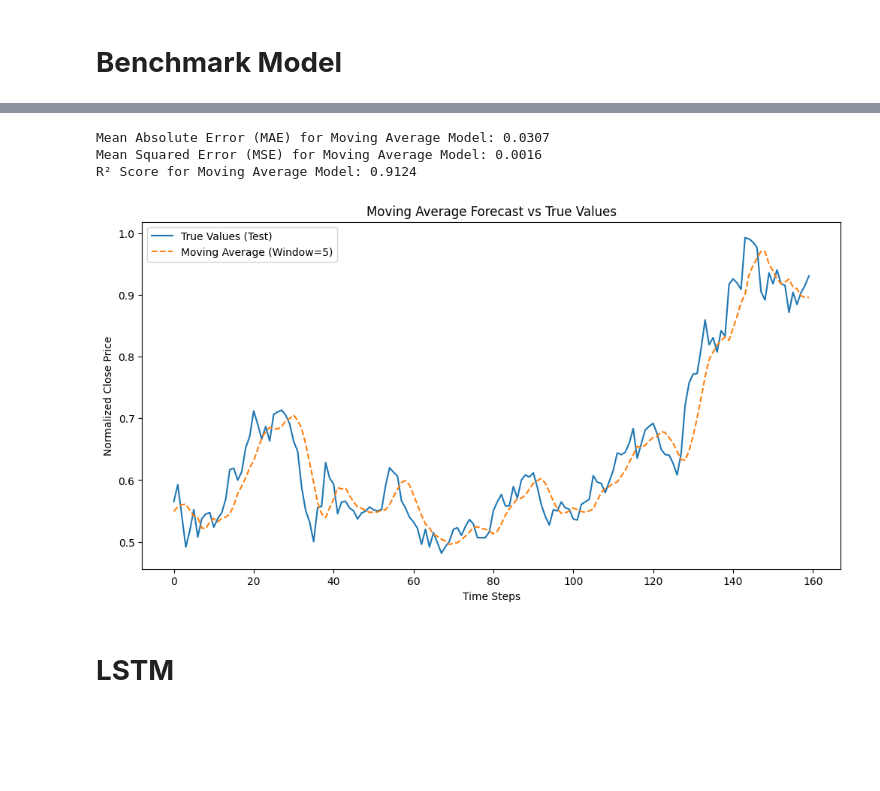
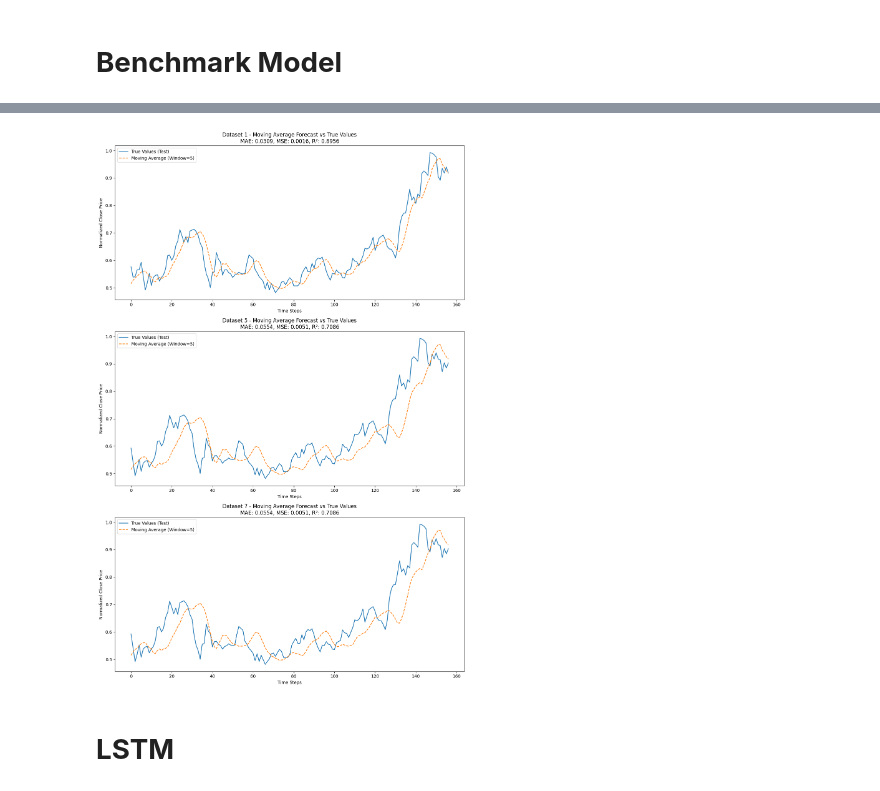
Before and after one commit to MicheleGiambelli/Deep-Learning-Project, a Jupyter notebook: Crypto_guru.ipynb, the cells around one changed output, grey strips where cells are left out. Saved outputs shown, nothing was run; the diff lists cells and outputs as text; code cells hidden in the pictures; blank space fills up the shorter version.

```diff
--- a/Crypto_guru.ipynb
+++ b/Crypto_guru.ipynb
@@ -421,6 +473,14 @@ test_split = n              # Last 10% of observations for testing
 train_dataset = (X_tensor[:train_split], y_tensor[:train_split])
 val_dataset = (X_tensor[train_split:val_split], y_tensor[train_split:val_split])
 test_dataset = (X_tensor[val_split:test_split], y_tensor[val_split:test_split])
+
+train_dataset5 = (X_tensor[:train_split], y_tensor5[:train_split])
+val_dataset5 = (X_tensor[train_split:val_split], y_tensor5[train_split:val_split])
+test_dataset5 = (X_tensor[val_split:test_split], y_tensor5[val_split:test_split])
+
+train_dataset7 = (X_tensor[:train_split], y_tensor7[:train_split])
+val_dataset7 = (X_tensor[train_split:val_split], y_tensor7[train_split:val_split])
+test_dataset7 = (X_tensor[val_split:test_split], y_tensor7[val_split:test_split])
 # %%
 # Define a function for loading data with unpacking
 def load_array(data_arrays, batch_size, is_train=False): # False because we want to read the data historically
@@ -445,49 +519,54 @@ torch.Size([32, 1])
 # %%
-from sklearn.metrics import mean_squared_error, r2_score
+import numpy as np
+import matplotlib.pyplot as plt
+from sklearn.metrics import mean_absolute_error, mean_squared_error, r2_score
 
-# Convert tensor data into numpy arrays for moving average calculation
-test_data = test_dataset[0].numpy()[:, -1, 0]  # Extract the last column of sequences (normalized Close)
-true_values = test_dataset[1].numpy()[:, 0]   # Actual values (normalized Close)
+# List of datasets
+datasets = [(test_dataset, "Dataset 1"), (test_dataset5, "Dataset 5"), (test_dataset7, "Dataset 7")]
 
 # Window size for the moving average
 window_size = 5
 
 # Function to calculate the moving average
 def moving_average_forecast(data, window_size):
     """
     Calculates the moving average for the given data.
     """
     return np.convolve(data, np.ones(window_size) / window_size, mode='valid')
 
-# Calculate the moving average on the test data
-y_pred = moving_average_forecast(test_data, window_size)
+# Plot configuration
+fig, axes = plt.subplots(3, 1, figsize=(12, 18))  # Create a figure with 3 rows for subplots
 
-# Align true values with predictions
-y_true = true_values[window_size-1:]
+for i, (dataset, title) in enumerate(datasets):
+    # Extract test data and true values
+    test_data = dataset[0].numpy()[:, -1, 0]  # Extract the last column of sequences (normalized Close)
+    true_values = dataset[1].numpy()[:, 0]   # Actual values (normalized Close)
 
-# Calculate metrics
-mae_ma = mean_absolute_error(y_true, y_pred)
-mse_ma = mean_squared_error(y_true, y_pred)
-r2_ma = r2_score(y_true, y_pred)
+    # Calculate the moving average
+    y_pred = moving_average_forecast(test_data, window_size)
 
-print(f"Mean Absolute Error (MAE) for Moving Average Model: {mae_ma:.4f}")
-print(f"Mean Squared Error (MSE) for Moving Average Model: {mse_ma:.4f}")
-print(f"R² Score for Moving Average Model: {r2_ma:.4f}")
+    # Align true values with predictions
+    y_true = true_values[window_size-1:]
 
-# Plot the results
-plt.figure(figsize=(12, 6))
-plt.plot(range(len(y_true)), y_true, label="True Values (Test)", linestyle="-")
-plt.plot(range(len(y_pred)), y_pred, label=f"Moving Average (Window={window_size})", linestyle="--")
-plt.title("Moving Average Forecast vs True Values")
-plt.xlabel("Time Steps")
-plt.ylabel("Normalized Close Price")
-plt.legend()
+    # Calculate metrics
+    mae_ma = mean_absolute_error(y_true, y_pred)
+    mse_ma = mean_squared_error(y_true, y_pred)
+    r2_ma = r2_score(y_true, y_pred)
+
+    # Plot the results
+    ax = axes[i]
+    ax.plot(range(len(y_true)), y_true, label="True Values (Test)", linestyle="-")
+    ax.plot(range(len(y_pred)), y_pred, label=f"Moving Average (Window={window_size})", linestyle="--")
+    ax.set_title(f"{title} - Moving Average Forecast vs True Values\nMAE: {mae_ma:.4f}, MSE: {mse_ma:.4f}, R²: {r2_ma:.4f}")
+    ax.set_xlabel("Time Steps")
+    ax.set_ylabel("Normalized Close Price")
+    ax.legend()
+
+# Adjust layout
+plt.tight_layout()
 plt.show()
 # %% [output]
-Mean Absolute Error (MAE) for Moving Average Model: 0.0307
-Mean Squared Error (MSE) for Moving Average Model: 0.0016
-R² Score for Moving Average Model: 0.9124
-[figure, old version]
+[figure, new version]
 # %% [markdown]
 # **LSTM**
 # %% [markdown]
```
Also changed, not shown: parts of 17 cells of this notebook.
